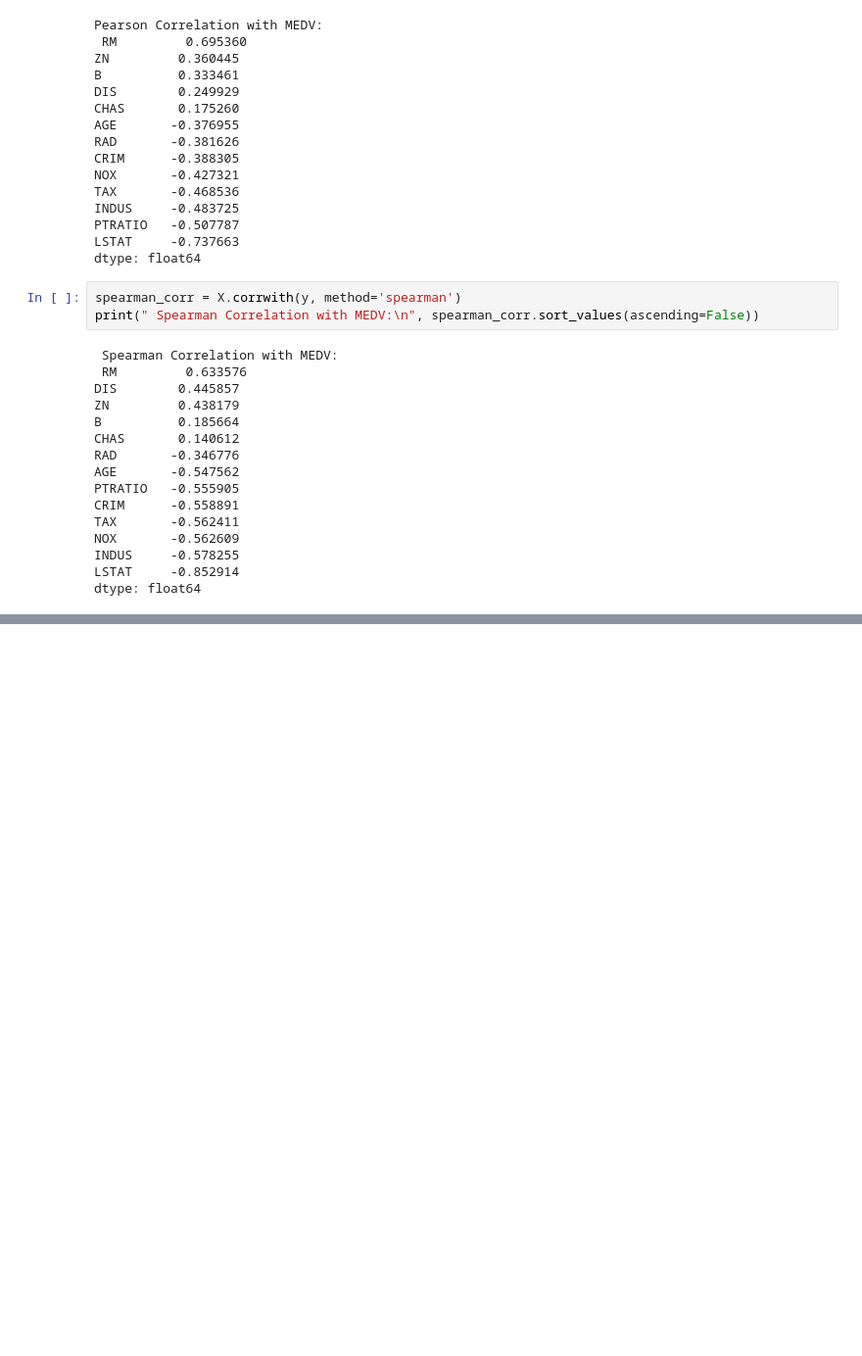
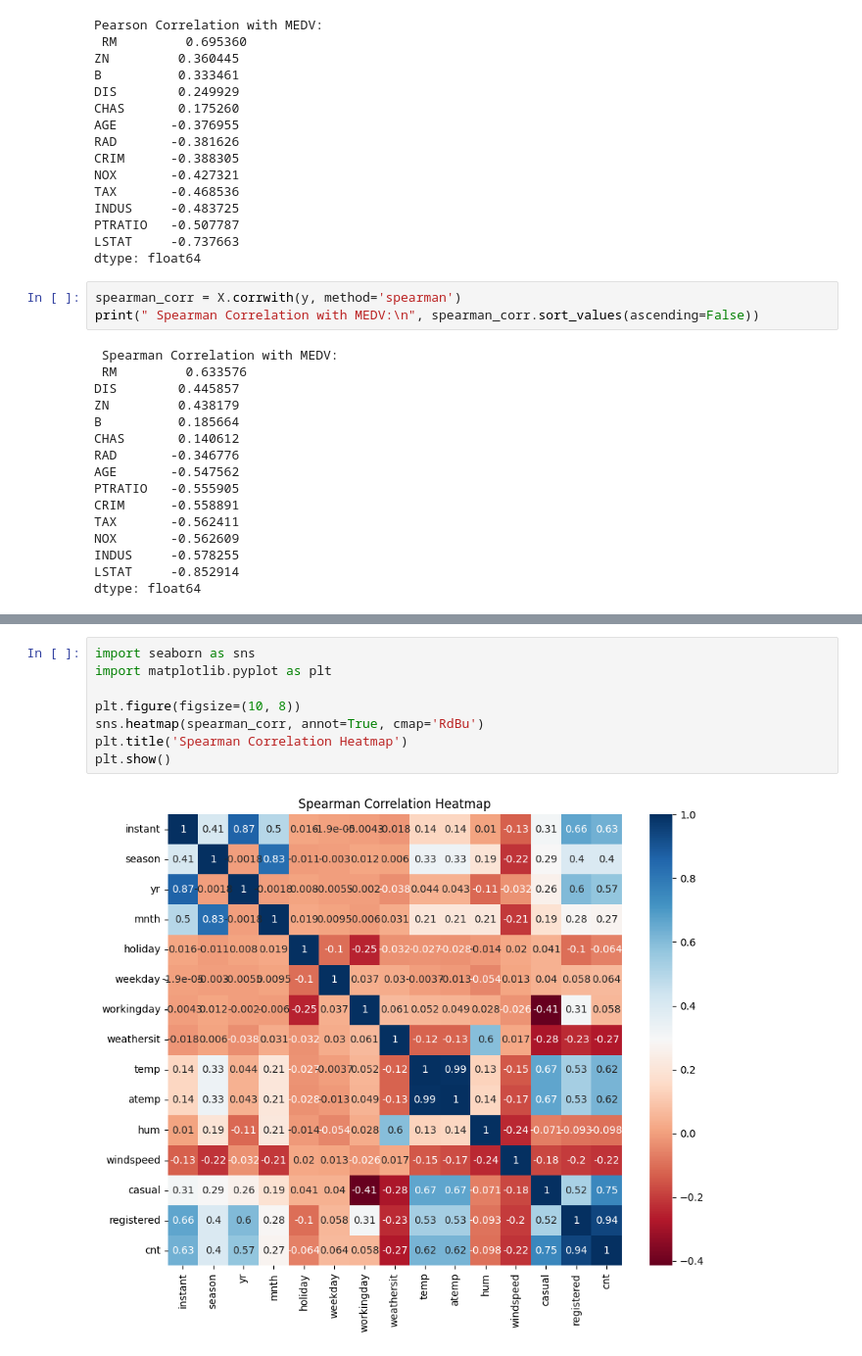
Before and after one commit to ThodupunooriSaiManish/Machine_Learning, a Jupyter notebook: Machine_Learning_Lab.ipynb, the cells around one changed output, grey strips where cells are left out. Shown at 98% size. Cells and saved outputs as stored; diff of their text form; blank space fills up the shorter version.

```diff
--- a/Machine_Learning_Lab.ipynb
+++ b/Machine_Learning_Lab.ipynb
@@ -1351,0 +1428,10 @@ dtype: float64
+# %%
+import seaborn as sns
+import matplotlib.pyplot as plt
+
+plt.figure(figsize=(10, 8))
+sns.heatmap(spearman_corr, annot=True, cmap='RdBu')
+plt.title('Spearman Correlation Heatmap')
+plt.show()
+# %% [output]
+[figure, added]
```
Also changed, not shown: parts of 5 cells of this notebook.
